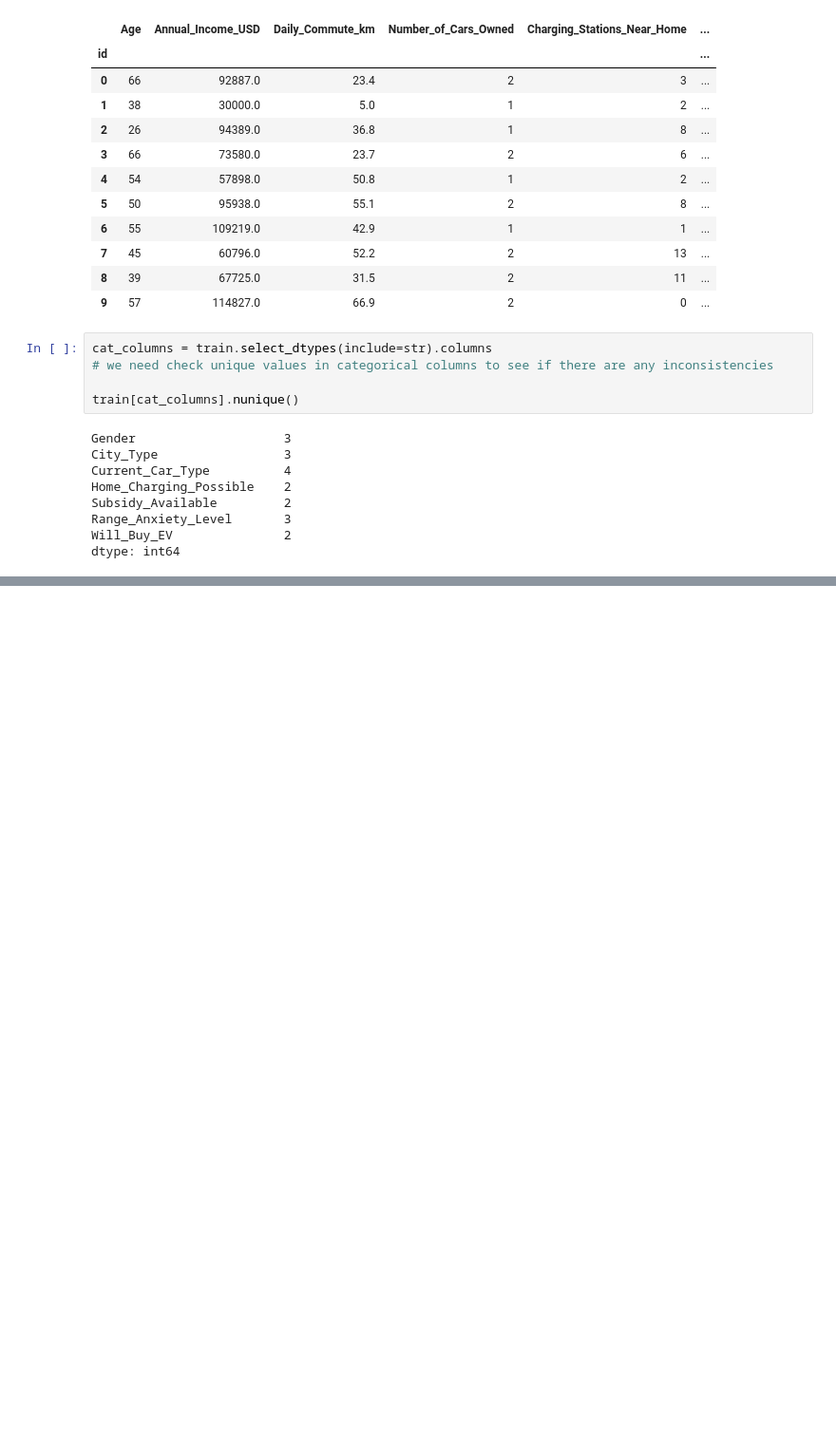
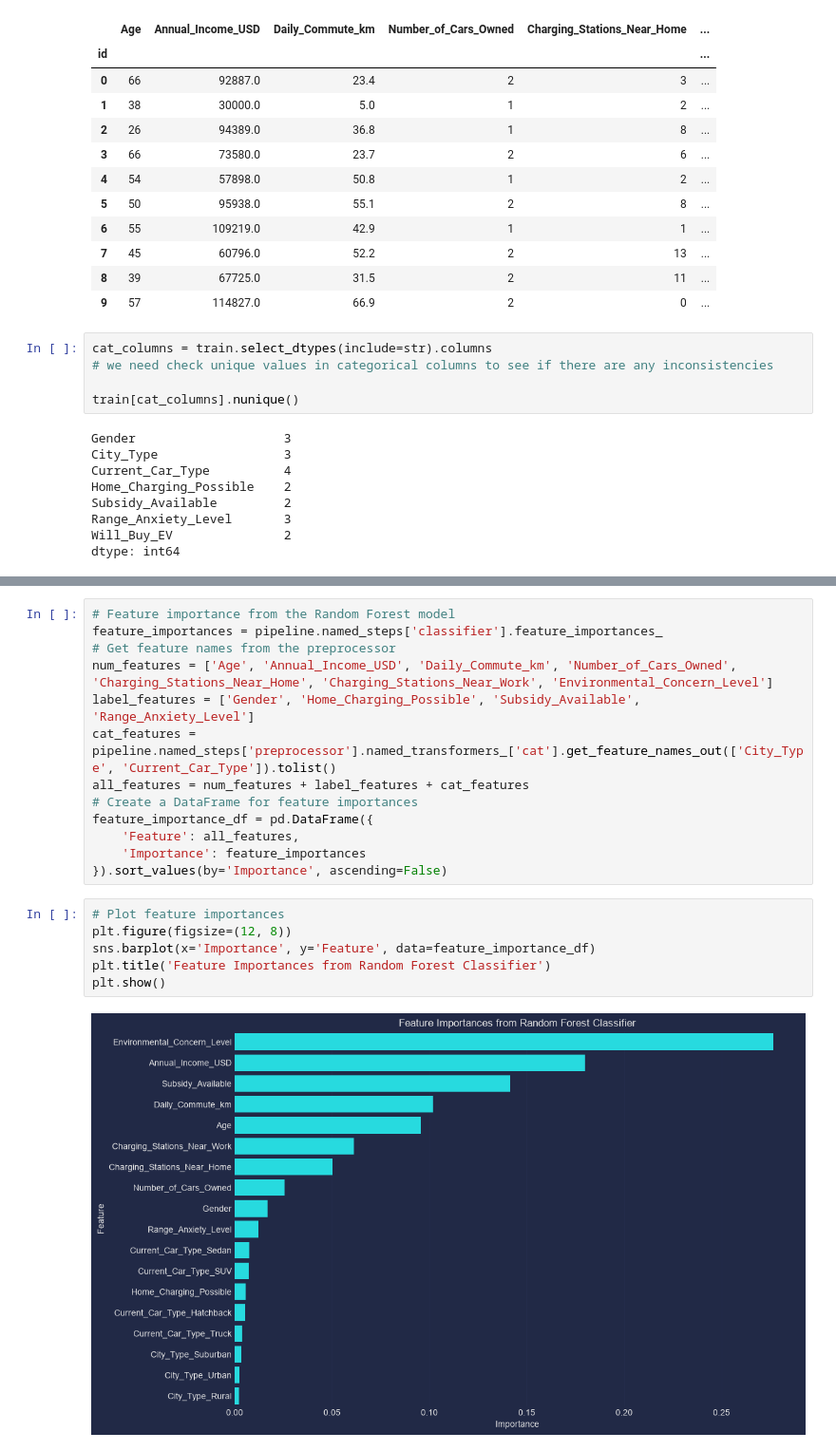
Before and after one commit to KevinShindel/MachineLearning, a Jupyter notebook: Kaggle/Challenges/Predicting Electric Vehicle Purchases.ipynb, the cells around one changed output, grey strips where cells are left out. Shown at 95% size. Drawn from its saved outputs; the diff is of its cells as text; blank space fills up the shorter version.

```diff
--- a/Kaggle/Challenges/Predicting Electric Vehicle Purchases.ipynb
+++ b/Kaggle/Challenges/Predicting Electric Vehicle Purchases.ipynb
@@ -102,0 +160,21 @@ train.head(10)
+# %%
+# Feature importance from the Random Forest model
+feature_importances = pipeline.named_steps['classifier'].feature_importances_
+# Get feature names from the preprocessor
+num_features = ['Age', 'Annual_Income_USD', 'Daily_Commute_km', 'Number_of_Cars_Owned', 'Charging_Stations_Near_Home', 'Charging_Stations_Near_Work', 'Environmental_Concern_Level']
+label_features = ['Gender', 'Home_Charging_Possible', 'Subsidy_Available', 'Range_Anxiety_Level']
+cat_features = pipeline.named_steps['preprocessor'].named_transformers_['cat'].get_feature_names_out(['City_Type', 'Current_Car_Type']).tolist()
+all_features = num_features + label_features + cat_features
+# Create a DataFrame for feature importances
+feature_importance_df = pd.DataFrame({
+    'Feature': all_features,
+    'Importance': feature_importances
+}).sort_values(by='Importance', ascending=False)
+# %%
+# Plot feature importances
+plt.figure(figsize=(12, 8))
+sns.barplot(x='Importance', y='Feature', data=feature_importance_df)
+plt.title('Feature Importances from Random Forest Classifier')
+plt.show()
+# %% [output]
+[figure, added]
```
Also changed, not shown: parts of 25 cells of this notebook, 1 other file.
